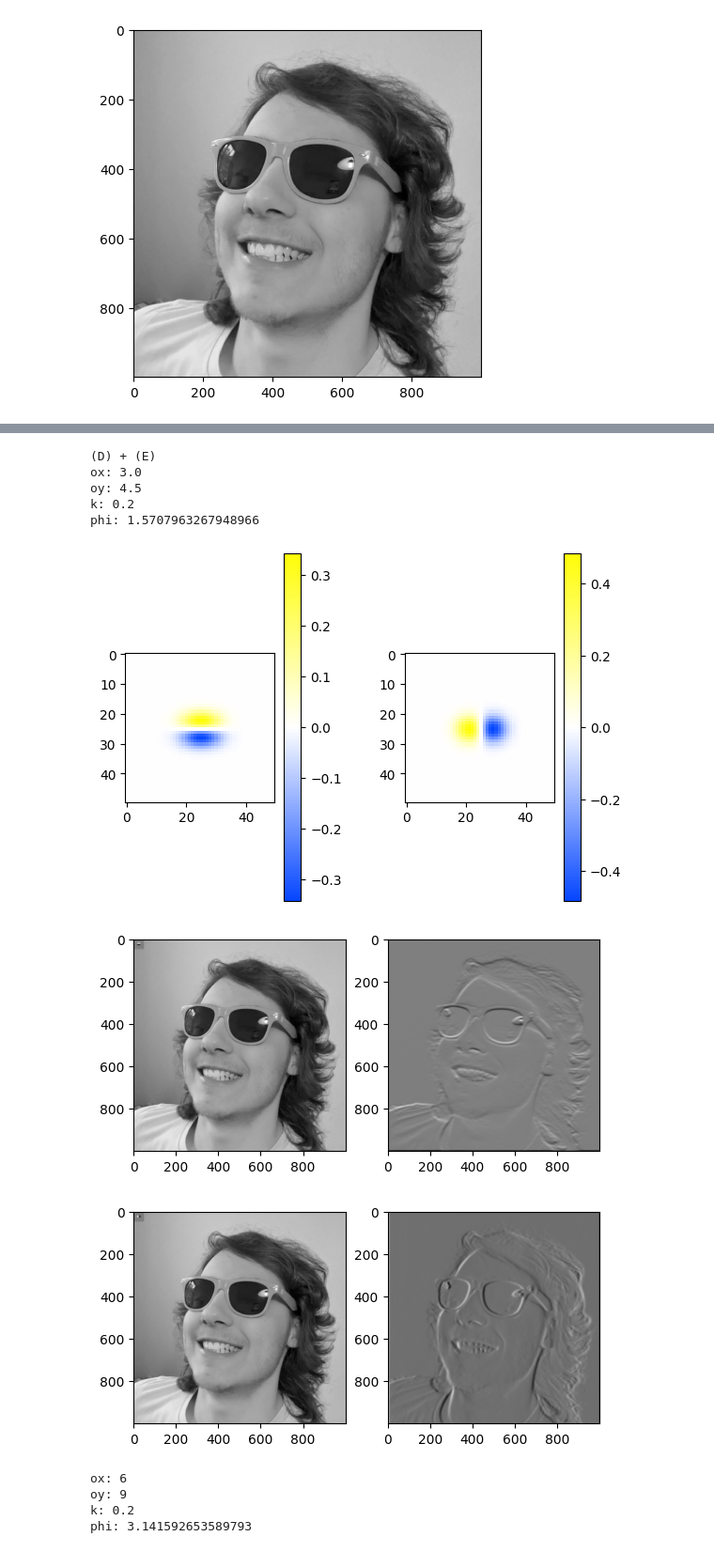
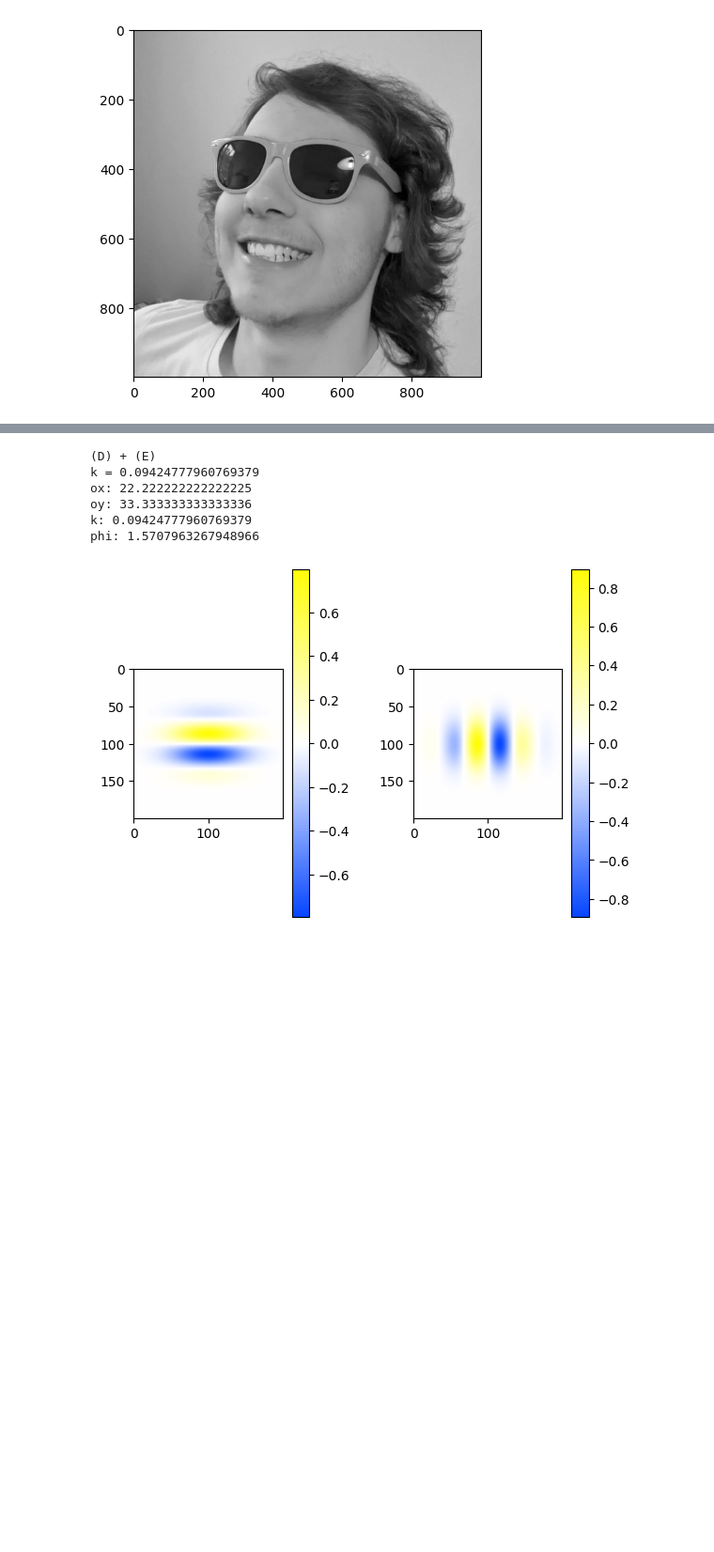
Before and after one commit to Rismosch/homework_understanding_vision, a Jupyter notebook: Homework1.ipynb, the cells around one changed output, grey strips where cells are left out. Shown at 94% size. Saved outputs shown, nothing was run; the diff lists cells and outputs as text; code cells hidden in the pictures; blank space fills up the shorter version.

```diff
--- a/Homework1.ipynb
+++ b/Homework1.ipynb
@@ -10,6 +10,7 @@ from itertools import product
 from scipy.signal import convolve2d
 
 img_path = "profile_pic_2020_1000x1000.png"
+enable_convolution = False
 
 def find_min_max(kernel):
     min = float("inf")
@@ -61,6 +62,9 @@ def plot_kernel(kernel):
     plt.show()
 
 def apply_and_plot(kernel, img):
+    if not enable_convolution:
+        return
+
     kernel_ = normalize(kernel)
     img_ = normalize(img)
 
@@ -302,48 +298,49 @@ def make_gabor_kernel(p: GaborParameter, orientation):
     return kernel
 
 # define parameters
+N = 200
+k = 6*2*math.pi/(2*N)
+print(f"k = {k}")
+ox = 2*math.pi/(3*k)
+oy = 1.5 * ox
 gabor_parameters = [
-    GaborParameter(50, ox=3.0, oy=4.5, k=0.2, phi=math.pi/2),
-    GaborParameter(50, ox=6, oy=9, k=0.2, phi=math.pi),
-    GaborParameter(50, ox=6, oy=9, k=0.5, phi=0),
+    GaborParameter(N, ox=ox, oy=oy, k=k, phi=math.pi/2),
+    #GaborParameter(50, ox=3.0, oy=4.5, k=0.2, phi=math.pi/2),
+    #GaborParameter(50, ox=6, oy=9, k=0.2, phi=math.pi),
+    #GaborParameter(50, ox=6, oy=9, k=0.5, phi=0),
 ]
 
 # generate, apply kernel and plot resulting image
 for p in gabor_parameters:
     print(f"ox: {p.ox}")
     print(f"oy: {p.oy}")
     print(f"k: {p.k}")
     print(f"phi: {p.phi}")
 
     kernel_vertical = make_gabor_kernel(p, Orientation.VERTICAL)
     kernel_horizontal = make_gabor_kernel(p, Orientation.HORIZONTAL)
 
     # plot kernel
     fig, axes = plt.subplots(1, 2)
 
     norm, cmap = make_gradient(kernel_vertical)
     im0 = axes[0].imshow(kernel_vertical, norm=norm, cmap=cmap)
     fig.colorbar(im0, ax=axes[0])
 
     norm, cmap = make_gradient(kernel_horizontal)
     im1 = axes[1].imshow(kernel_horizontal, norm=norm, cmap=cmap)
     fig.colorbar(im1, ax=axes[1])
 
     fig.subplots_adjust(wspace=0.5)
 
     plt.show()
     apply_and_plot(kernel_vertical, img)
     apply_and_plot(kernel_horizontal, img)
 # %% [output]
 (D) + (E)
-ox: 3.0
-oy: 4.5
-k: 0.2
+k = 0.09424777960769379
+ox: 22.222222222222225
+oy: 33.333333333333336
+k: 0.09424777960769379
 phi: 1.5707963267948966
-[figure, old version]
+[figure, new version]
-[figure, removed]
-[figure, removed]
-ox: 6
-oy: 9
-k: 0.2
-phi: 3.141592653589793
```
Also changed, not shown: parts of 4 cells of this notebook.
